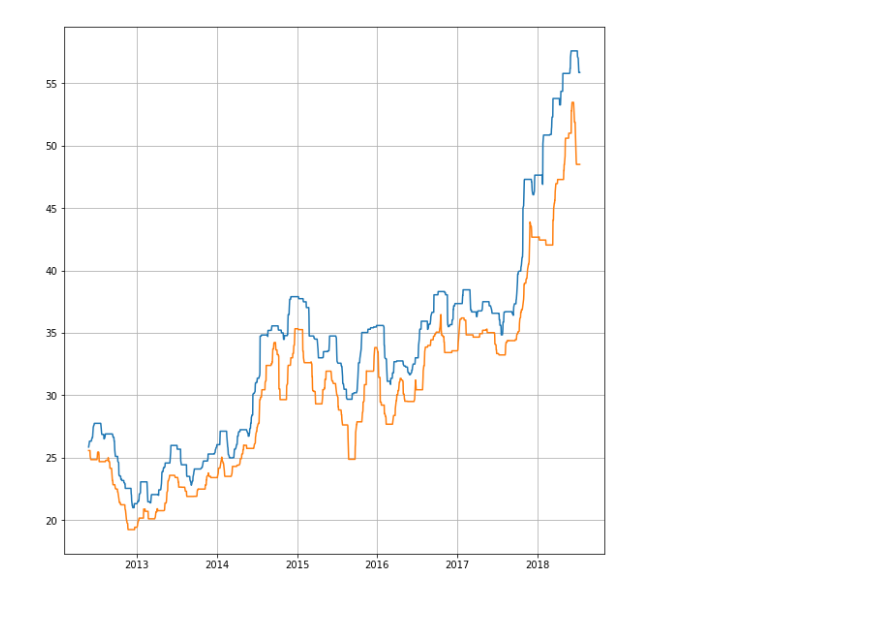
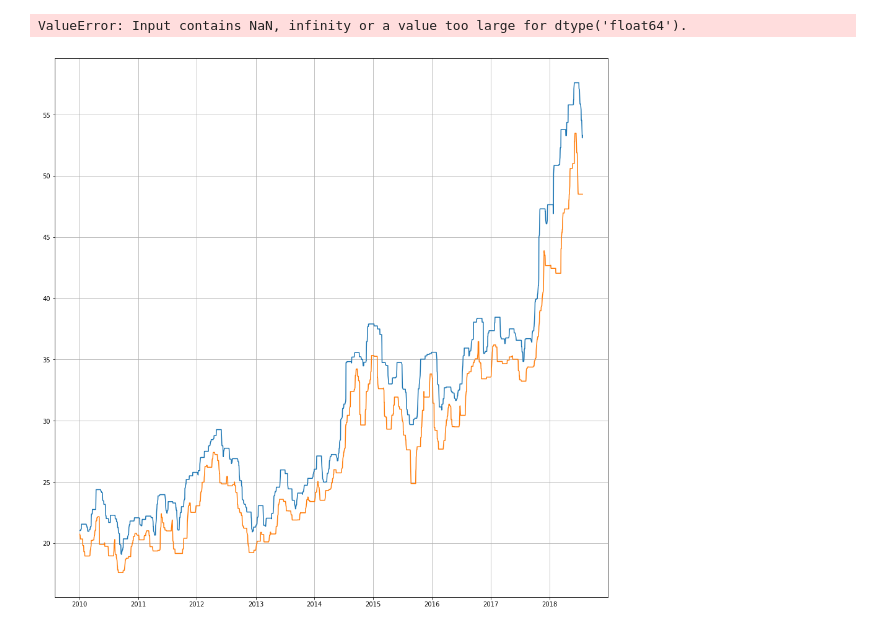
Before and after one commit to profiler84/algotrading, a Jupyter notebook: getData.ipynb, the cells around one changed output. Drawn from its saved outputs; the diff is of its cells as text; code cells hidden in the pictures.

```diff
--- a/getData.ipynb
+++ b/getData.ipynb
@@ -33,6 +242,7 @@ SNP500 = pdr.get_data_yahoo("^GSPC",start=start)
 CONS_DESCRETE = pdr.get_data_yahoo("XLY",start=start)
 SNP_TECH = pdr.get_data_yahoo("XLK",start=start)
 NASDAQ_COMP = pdr.get_data_yahoo("^IXIC",start=start)
+VIX = pdr.get_data_yahoo("^VIX",start=start)
 
 # FRED & Treasury
 yieldr = quandl.get("USTREASURY/REALYIELD", start_date=start, verify=False)
@@ -46,0 +295,11 @@ ValueError: zero-size array to reduction operation maximum which has no identity
+# %%
+# Show horizontal support levels based on extreme points and significance
+array = np.ravel(cl[local_extreme(cl,min_distance= mDistance,find_max=False)])
+signify =extreme_significance(array, tolerance=0.02,signi_level=1)
+extremes_sup = group_extremes(signify,1)
+plt.rc("figure",figsize=(16,16))
+plt.plot(cl,color='xkcd:blue',linestyle ='-')
+yval = np.ravel(extremes_sup)
+for x in yval:
+    plt.axhline(y=x,color='xkcd:green',linestyle =':')
+plt.grid(True)
@@ -56,6 +318,14 @@ result = pd.concat([result, SNP500[['Close']].rename(columns={'Close': 'SNP500'}
 result = pd.concat([result, CONS_DESCRETE[['Close']].rename(columns={'Close': 'CONS_DESCRETE'})], axis=1)
 result = pd.concat([result, SNP_TECH[['Close']].rename(columns={'Close': 'SNP_TECH'})], axis=1)
 result = pd.concat([result, NASDAQ_COMP[['Close']].rename(columns={'Close': 'NASDAQ_COMP'})], axis=1)
+result = pd.concat([result, VIX[['Close']].rename(columns={'Close': 'VIX'})], axis=1)
+
+# distance to next extremes
+[sup,res] = calc_extreme_distance(cl,extremes_sup,extremes_res)
+sr = pd.DataFrame(data=np.transpose([sup,res]),index=INTC.index )
+sr.columns = ['support_distance', 'resistance_distance']
+result = pd.concat([result, sr], axis=1)
+
 # fred
 result = pd.concat([result, yieldr[['5 YR']].rename(columns={'5 YR': 'yield_5y'})], axis=1)
 result = pd.concat([result, tnote_y10.rename(columns={'Value': 'Tnote_10y'})], axis=1)
@@ -66,16 +336,14 @@ result['Daymonth'] = result.index.day
 result['Month'] = result.index.month
 result['Weakyear'] = result.index.weekofyear
 
-result = result.dropna()
+#result = result.dropna()
 # %%
-result[['yield_5y']] = result[['yield_5y']].replace(0, 0.0000001)
+result[['yield_5y']] = result[['yield_5y']].replace(0, 0.00000001)
 result[['yield_5y']] = result[['yield_5y']]+10
-
-def logReturns(df):
-    log_ret = np.log(df) - np.log(df.shift(1))
-    return log_ret
-
-logRet = result[['High','Low','Close','MSFT','AMZN','NVDA','GOOG','NFLX','FB','EUROSTOXX50','SNP500','CONS_DESCRETE','SNP_TECH','NASDAQ_COMP','yield_5y','Tnote_10y']].apply(logReturns)
+result[['support_distance']] = result[['support_distance']].replace(0, 0.00000001)
+result[['resistance_distance']] = result[['resistance_distance']].replace(0, 0.00000001)
+logRet = result[['High','Low','Close','MSFT','AMZN','NVDA','GOOG','NFLX','FB','EUROSTOXX50','SNP500',
+                 'CONS_DESCRETE','SNP_TECH','NASDAQ_COMP','VIX','yield_5y','Tnote_10y']].apply(logReturns)
 
 logRet.columns = [str(col) + '_logReturns' for col in logRet.columns]
 
@@ -84,3 +352,5 @@ scaler = prep.MaxAbsScaler().fit(result[['Volume']].values)
 result['Volume_Scaled'] = scaler.transform(result[['Volume']].values)
 
 result.head(3)
+# %% [output]
+ValueError: Input contains NaN, infinity or a value too large for dtype('float64').
@@ -148,11 +366,11 @@ result['LowestLow'] = result['Low'].rolling(window=21,center=False,min_periods=1
 # %%
 from matplotlib.pyplot import figure
-figure(num=None, figsize=(10, 10))
+plt.rc("figure",figsize=(16,16))
 plt.plot(result['HighestHigh'])
 plt.plot(result['LowestLow'])
 plt.grid(True)
 # %% [output]
-[figure, old version]
+[figure, new version]
 # %%
 x = (result[['Close']])
 kf = KalmanFilter(transition_matrices = [1],
```
Also changed, not shown: parts of 33 cells of this notebook.
